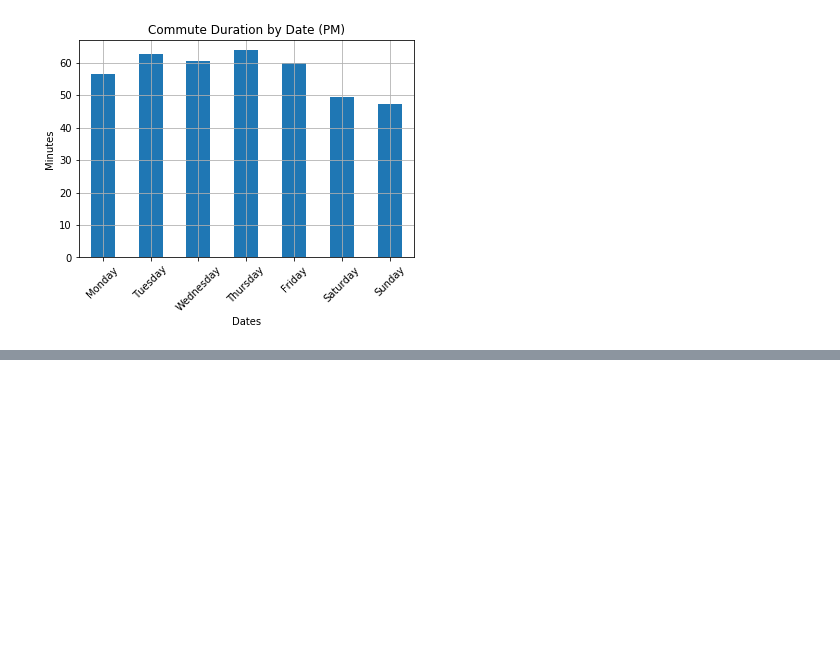
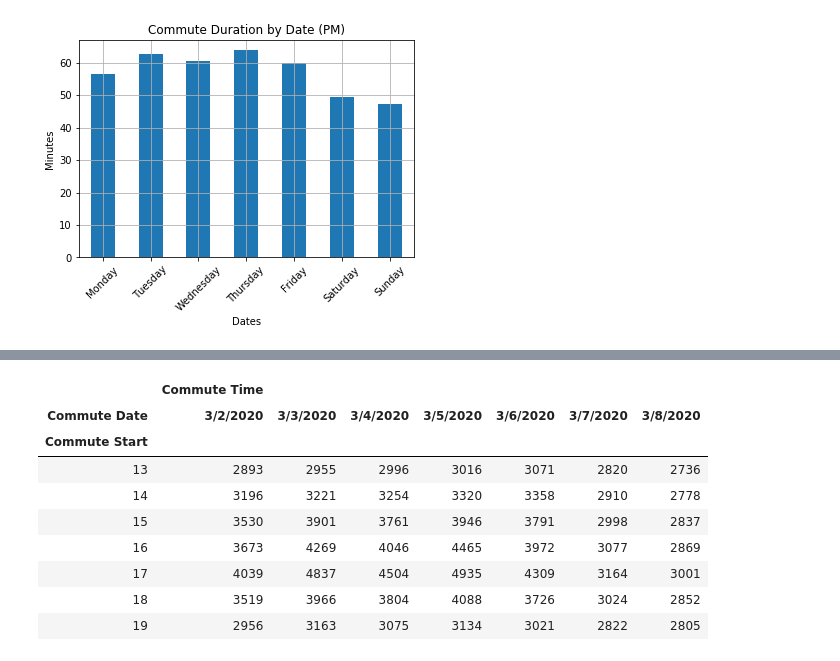
Before and after one commit to magcox5/CommuteChaos, a Jupyter notebook: Commute_Charts.ipynb, the cells around one changed output, grey strips where cells are left out. Drawn from its saved outputs; the diff is of its cells as text; code cells hidden in the pictures; blank space fills up the shorter version.

```diff
--- a/Commute_Charts.ipynb
+++ b/Commute_Charts.ipynb
@@ -250,0 +213,17 @@ plt.show()
+# %%
+#reformat our data and plot it as using subplot functions
+
+home_data = csv_to_home.groupby(["Commute Start", "Commute Date"]).agg({"Commute Time": "mean"})
+reformat_home_data = home_data.unstack()
+reformat_home_data
+# %% [output]
+|  | Commute Time |  |  |  |  |  |  |
+| Commute Date | 3/2/2020 | 3/3/2020 | 3/4/2020 | 3/5/2020 | 3/6/2020 | 3/7/2020 | 3/8/2020 |
+| Commute Start |  |  |  |  |  |  |  |
+| 13 | 2893 | 2955 | 2996 | 3016 | 3071 | 2820 | 2736 |
+| 14 | 3196 | 3221 | 3254 | 3320 | 3358 | 2910 | 2778 |
+| 15 | 3530 | 3901 | 3761 | 3946 | 3791 | 2998 | 2837 |
+| 16 | 3673 | 4269 | 4046 | 4465 | 3972 | 3077 | 2869 |
+| 17 | 4039 | 4837 | 4504 | 4935 | 4309 | 3164 | 3001 |
+| 18 | 3519 | 3966 | 3804 | 4088 | 3726 | 3024 | 2852 |
+| 19 | 2956 | 3163 | 3075 | 3134 | 3021 | 2822 | 2805 |
```
Also changed, not shown: parts of 15 cells of this notebook.
